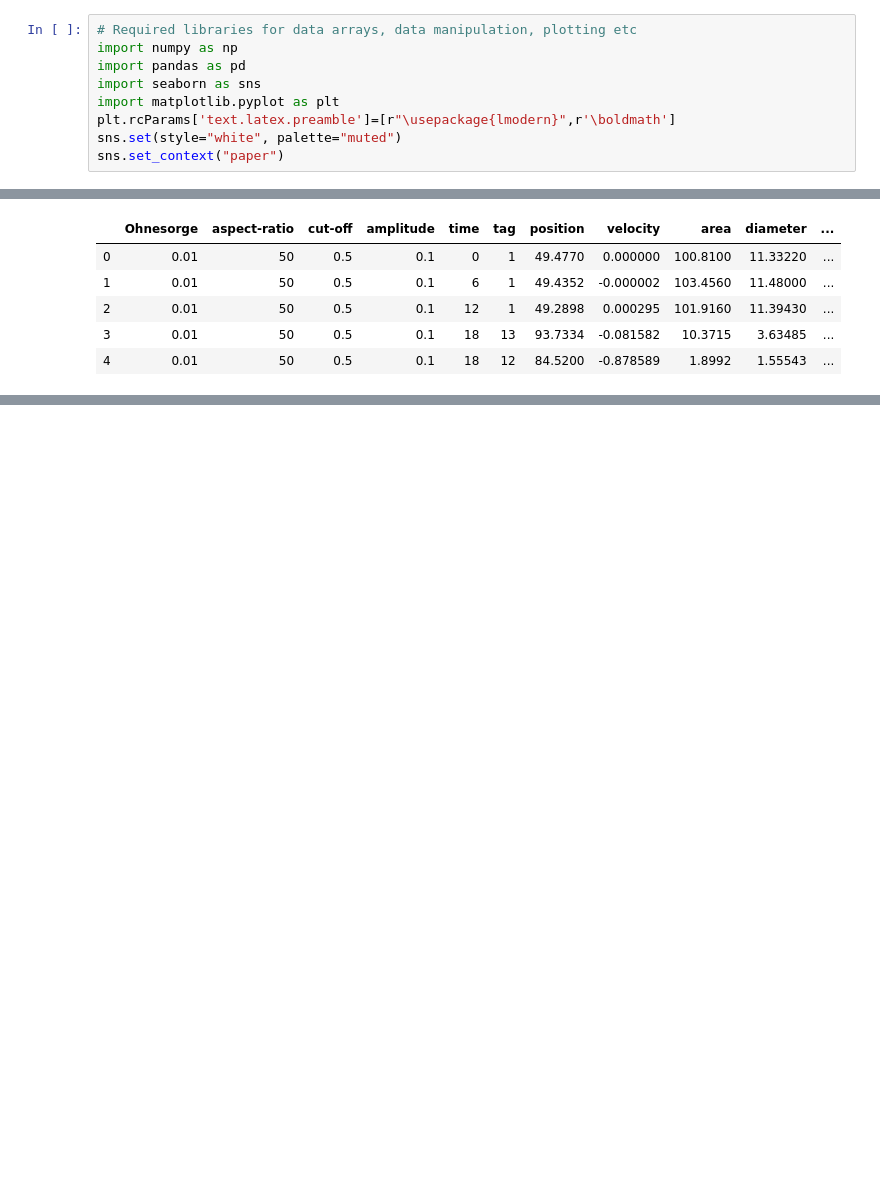
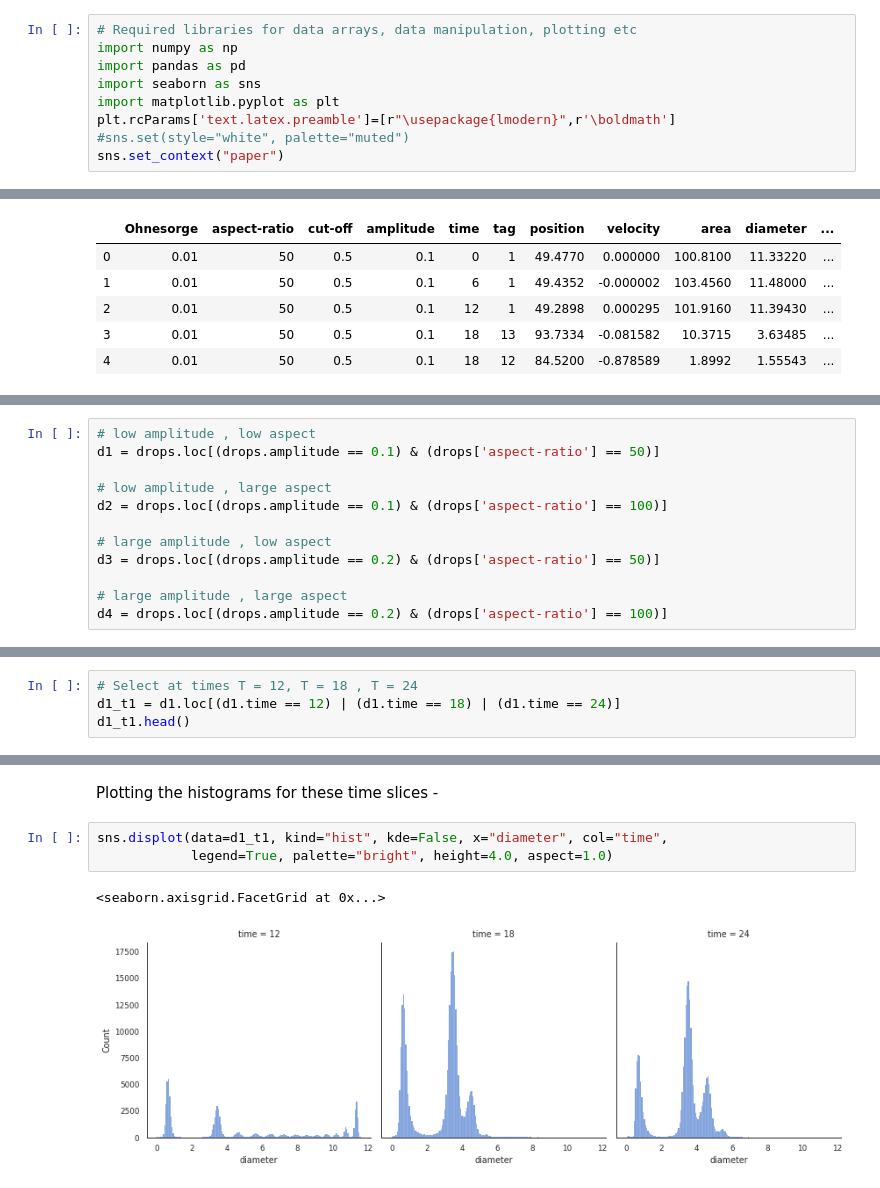
Before and after one commit to palsagar/ligaments_analysis, a Jupyter notebook: test.ipynb, the cells around one changed output, grey strips where cells are left out. Saved outputs shown, nothing was run; the diff lists cells and outputs as text; blank space fills up the shorter version.

Commit message:
some plots added

```diff
--- a/test.ipynb
+++ b/test.ipynb
@@ -91,7 +91,7 @@ import pandas as pd
 import seaborn as sns
 import matplotlib.pyplot as plt
 plt.rcParams['text.latex.preamble']=[r"\usepackage{lmodern}",r'\boldmath']
-sns.set(style="white", palette="muted")
+#sns.set(style="white", palette="muted")
 sns.set_context("paper")
 # %% [markdown]
 All of the datasets are concatenated onto a single, structured, ASCII format data file.
@@ -108,0 +119,12 @@ drops.head()
+# %%
+# low amplitude , low aspect
+d1 = drops.loc[(drops.amplitude == 0.1) & (drops['aspect-ratio'] == 50)]
+
+# low amplitude , large aspect
+d2 = drops.loc[(drops.amplitude == 0.1) & (drops['aspect-ratio'] == 100)]
+
+# large amplitude , low aspect
+d3 = drops.loc[(drops.amplitude == 0.2) & (drops['aspect-ratio'] == 50)]
+
+# large amplitude , large aspect
+d4 = drops.loc[(drops.amplitude == 0.2) & (drops['aspect-ratio'] == 100)]
@@ -108,0 +171,4 @@ drops.head()
+# %%
+# Select at times T = 12, T = 18 , T = 24
+d1_t1 = d1.loc[(d1.time == 12) | (d1.time == 18) | (d1.time == 24)]
+d1_t1.head()
@@ -108,0 +182,8 @@ drops.head()
+# %% [markdown]
+Plotting the histograms for these time slices -
+# %%
+sns.displot(data=d1_t1, kind="hist", kde=False, x="diameter", col="time",
+            legend=True, palette="bright", height=4.0, aspect=1.0)
+# %% [output]
+<seaborn.axisgrid.FacetGrid at 0x...>
+[figure, added]
```
Also changed, not shown: parts of 14 cells of this notebook.
